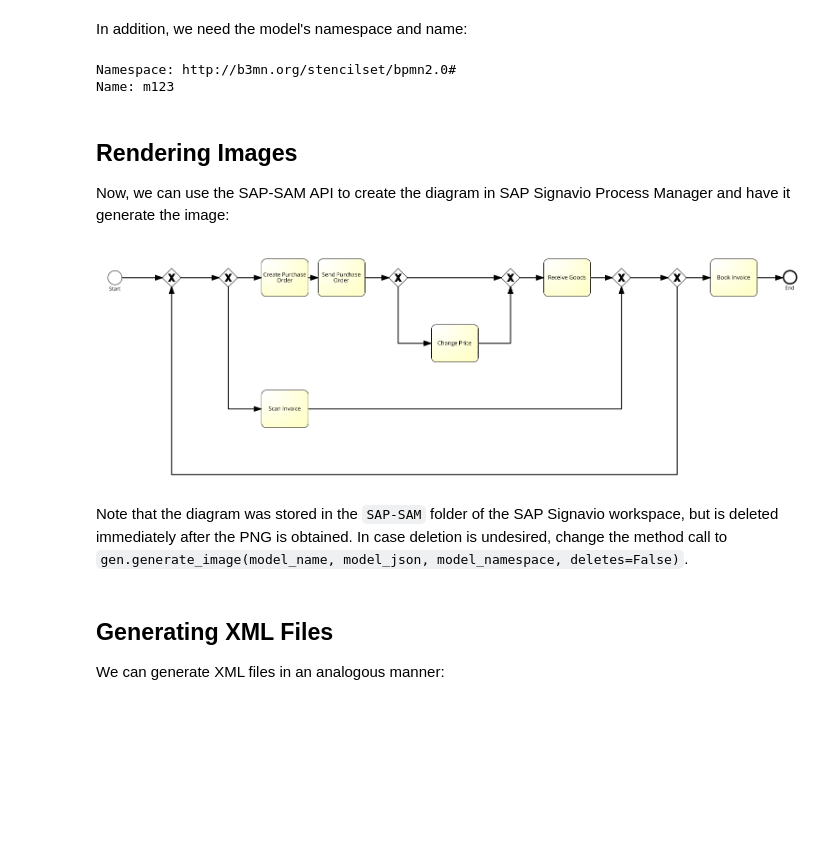
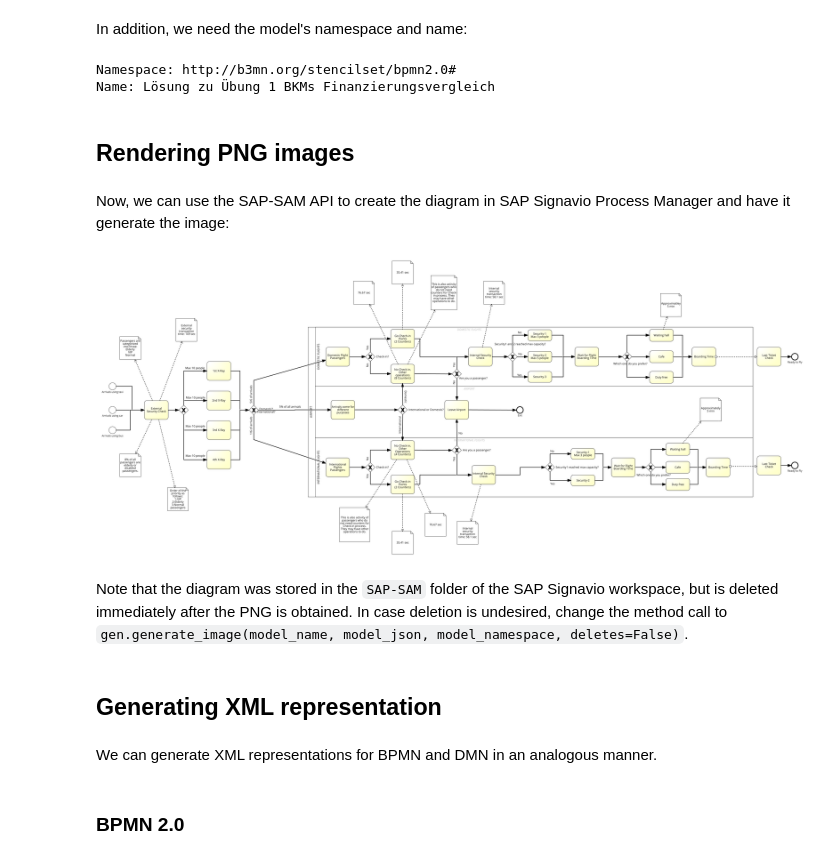
Before and after one commit to signavio/sap-sam, a Jupyter notebook: notebooks/3_images_and_XMLs.ipynb, the cells around one changed output. Cells and saved outputs as stored; diff of their text form; code cells hidden in the pictures; blank space fills up the shorter version.

```diff
--- a/notebooks/3_images_and_XMLs.ipynb
+++ b/notebooks/3_images_and_XMLs.ipynb
@@ -49,26 +46,29 @@ df_raw
 # %% [markdown]
 In addition, we need the model's namespace and name:
 # %%
-model_json = df_raw["Model JSON"][0]
-model_namespace = df_raw["Namespace"][0]
-# If the name cannot be obtained, the diagram can be named manually or by using a dummy label
-model_name = df_raw["Name"][0]
+model_json = df_raw["Model JSON"][2]
+model_namespace = df_raw["Namespace"][2]
+model_name = df_raw["Name"][1]
 print('Namespace:', model_namespace)
 print('Name:', model_name)
 # %% [output]
 Namespace: http://b3mn.org/stencilset/bpmn2.0#
-Name: m123
+Name: Lösung zu Übung 1 BKMs Finanzierungsvergleich
 # %% [markdown]
-## Rendering Images
-Now, we can use the SAP-SAM API to create the diagram in SAP Signavio Process Manager and have it generate the image:
+## Rendering PNG images
+# %% [markdown]
+Now, we can use the SAP-SAM API to create the diagram in SAP Signavio Process Manager and have it generate the image:
 # %%
-gen = ImageGenerator()
-image_request = gen.generate_image(model_name, model_json, model_namespace)
+gen = RepresentationGenerator()
+image_request = gen.generate_image(model_name, model_json, model_namespace, deletes=False)
 display(Image(image_request))
 # %% [output]
-[figure, old version]
+[figure, new version]
 # %% [markdown]
 Note that the diagram was stored in the `SAP-SAM` folder of the SAP Signavio workspace, but is deleted immediately after the PNG is obtained. In case deletion is undesired, change the method call to `gen.generate_image(model_name, model_json, model_namespace, deletes=False)`.
 # %% [markdown]
-## Generating XML Files
-We can generate XML files in an analogous manner:
+## Generating XML representation
+# %% [markdown]
+We can generate XML representations for BPMN and DMN in an analogous manner.
+# %% [markdown]
+### BPMN 2.0
```
Also changed, not shown: parts of 9 cells of this notebook, 1 other file.
